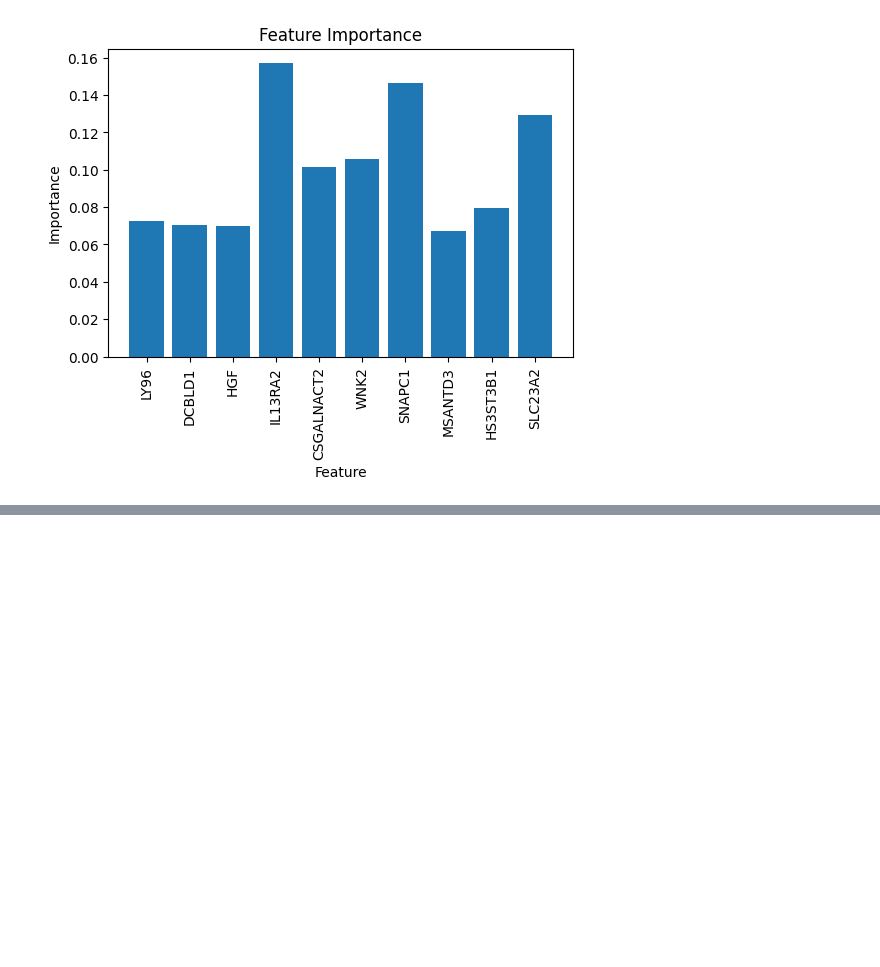
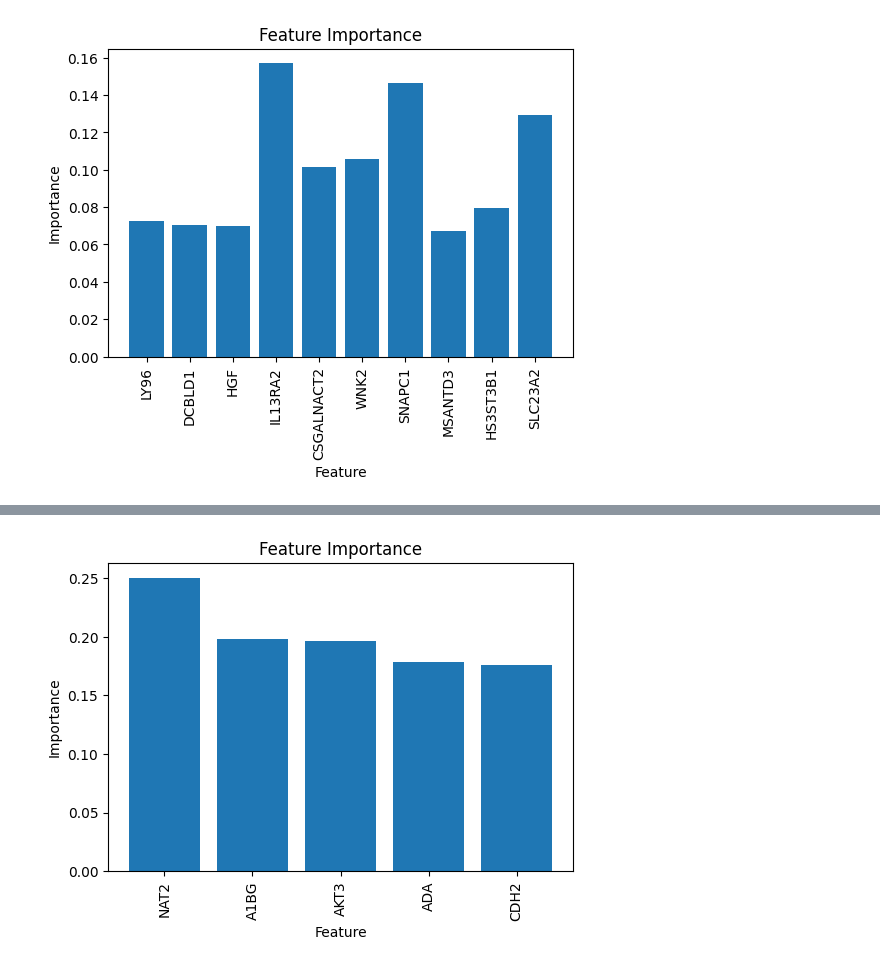
Before and after one commit to MaciejPiernik/ibd, a Jupyter notebook: ibd/notebooks/experiment_playground.ipynb, the cells around one changed output, grey strips where cells are left out. Drawn from its saved outputs; the diff is of its cells as text; code cells hidden in the pictures; blank space fills up the shorter version.

```diff
--- a/ibd/notebooks/experiment_playground.ipynb
+++ b/ibd/notebooks/experiment_playground.ipynb
@@ -534,0 +511,13 @@ sns.violinplot(data=results[['train_auc', 'test_auc']], inner='quartile');
+# %%
+importances = model.best_estimator_['classifier'].feature_importances_
+indices = np.argsort(importances)[::-1]
+
+plt.figure(figsize=(6, 4))
+plt.bar(X_filtered.columns[indices], importances[indices])
+plt.xticks(rotation=90)
+plt.xlabel('Feature')
+plt.ylabel('Importance')
+plt.title('Feature Importance')
+plt.show()
+# %% [output]
+[figure, added]
```
Also changed, not shown: parts of 5 cells of this notebook, 1 other file.
